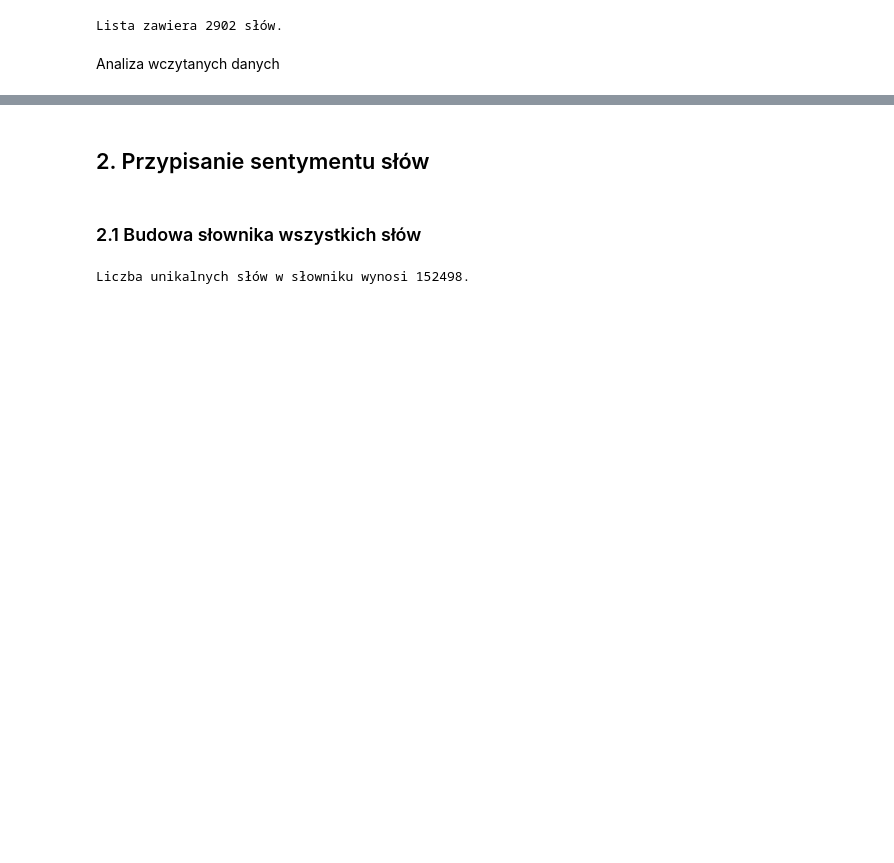
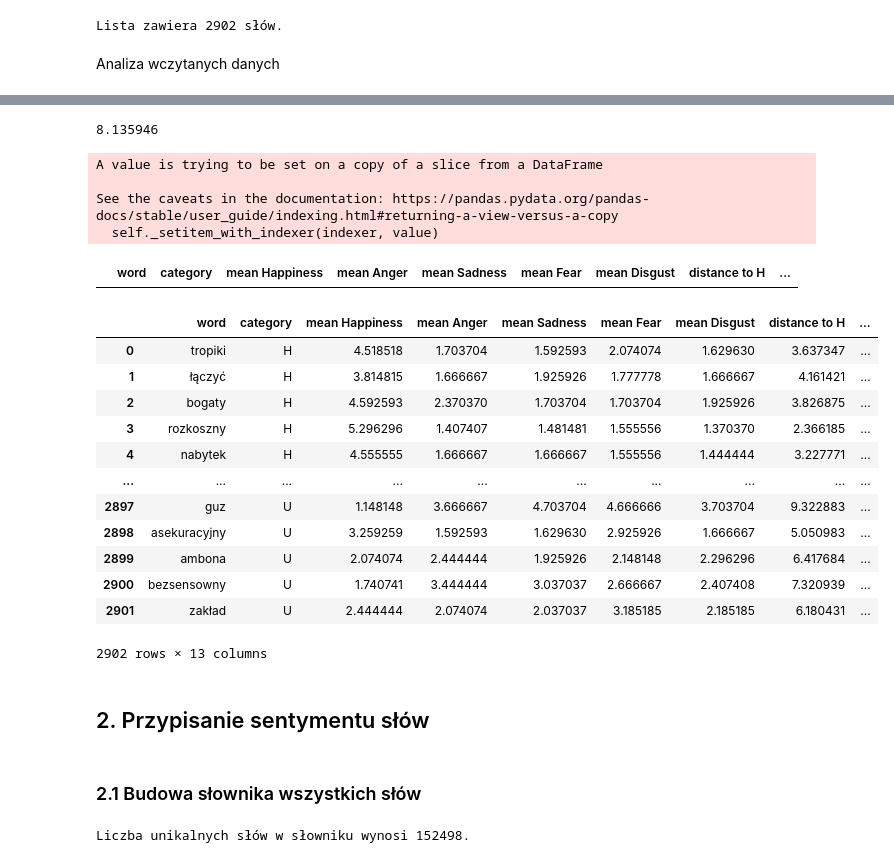
Before and after one commit to magda-lena-b/praca, a Jupyter notebook: 13_przypisanie_sentymentu.ipynb, the cells around one changed output, grey strips where cells are left out. Cells and saved outputs as stored; diff of their text form; code cells hidden in the pictures; blank space fills up the shorter version.

```diff
--- a/13_przypisanie_sentymentu.ipynb
+++ b/13_przypisanie_sentymentu.ipynb
@@ -90,0 +93,3 @@ NAWL.describe()
+# %%
+a = NAWL.iloc[2]
+print(a)
@@ -91,3 +111,47 @@ NAWL.describe()
+# %%
+max(a['distance to H'], a['distance to A'], a['distance to S'], a['distance to F'], a['distance to D'], a['distance to N'])
+# %% [output]
+8.135946
+# %%
+NAWL['new_flag']=''
+for i in range(len(NAWL)):
+    a = NAWL.iloc[i]
+    m = min(a['distance to H'], a['distance to A'], a['distance to S'], a['distance to F'], a['distance to D'])
+    if m == a['distance to H']:
+        NAWL['new_flag'].iloc[i]='H'
+    elif m == a['distance to S']:
+        NAWL['new_flag'].iloc[i]='S'
+    elif m == a['distance to F']:
+        NAWL['new_flag'].iloc[i]='F'
+    elif m == a['distance to D']:
+        NAWL['new_flag'].iloc[i]='D'
+    elif m == a['distance to A']:
+        NAWL['new_flag'].iloc[i]='A'
+# %% [output]
+A value is trying to be set on a copy of a slice from a DataFrame
+
+See the caveats in the documentation: https://pandas.pydata.org/pandas-docs/stable/user_guide/indexing.html#returning-a-view-versus-a-copy
+  self._setitem_with_indexer(indexer, value)
+# %%
+NAWL[(NAWL['category']!=NAWL['new_flag']) & (NAWL['category']!='U')]
+# %% [output]
+|  | word | category | mean Happiness | mean Anger | mean Sadness | mean Fear | mean Disgust | distance to H | ... |
+# %%
+NAWL.drop('distance to N', axis=1)
+# %% [output]
+|  | word | category | mean Happiness | mean Anger | mean Sadness | mean Fear | mean Disgust | distance to H | ... |
+| 0 | tropiki | H | 4.518518 | 1.703704 | 1.592593 | 2.074074 | 1.629630 | 3.637347 | ... |
+| 1 | łączyć | H | 3.814815 | 1.666667 | 1.925926 | 1.777778 | 1.666667 | 4.161421 | ... |
+| 2 | bogaty | H | 4.592593 | 2.370370 | 1.703704 | 1.703704 | 1.925926 | 3.826875 | ... |
+| 3 | rozkoszny | H | 5.296296 | 1.407407 | 1.481481 | 1.555556 | 1.370370 | 2.366185 | ... |
+| 4 | nabytek | H | 4.555555 | 1.666667 | 1.666667 | 1.555556 | 1.444444 | 3.227771 | ... |
+| ... | ... | ... | ... | ... | ... | ... | ... | ... | ... |
+| 2897 | guz | U | 1.148148 | 3.666667 | 4.703704 | 4.666666 | 3.703704 | 9.322883 | ... |
+| 2898 | asekuracyjny | U | 3.259259 | 1.592593 | 1.629630 | 2.925926 | 1.666667 | 5.050983 | ... |
+| 2899 | ambona | U | 2.074074 | 2.444444 | 1.925926 | 2.148148 | 2.296296 | 6.417684 | ... |
+| 2900 | bezsensowny | U | 1.740741 | 3.444444 | 3.037037 | 2.666667 | 2.407408 | 7.320939 | ... |
+| 2901 | zakład | U | 2.444444 | 2.074074 | 2.037037 | 3.185185 | 2.185185 | 6.180431 | ... |
+2902 rows × 13 columns
 # %% [markdown]
 ## 2. Przypisanie sentymentu słów
 # %% [markdown]
```
Also changed, not shown: parts of 18 cells of this notebook.
